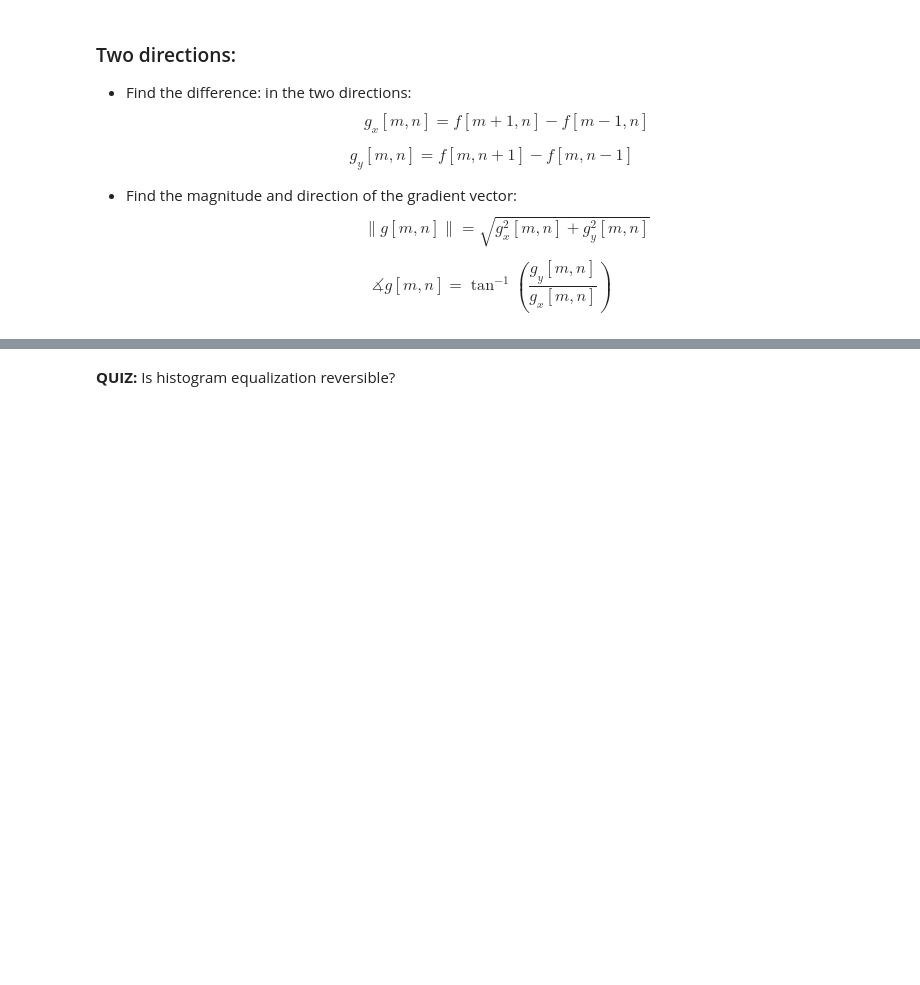
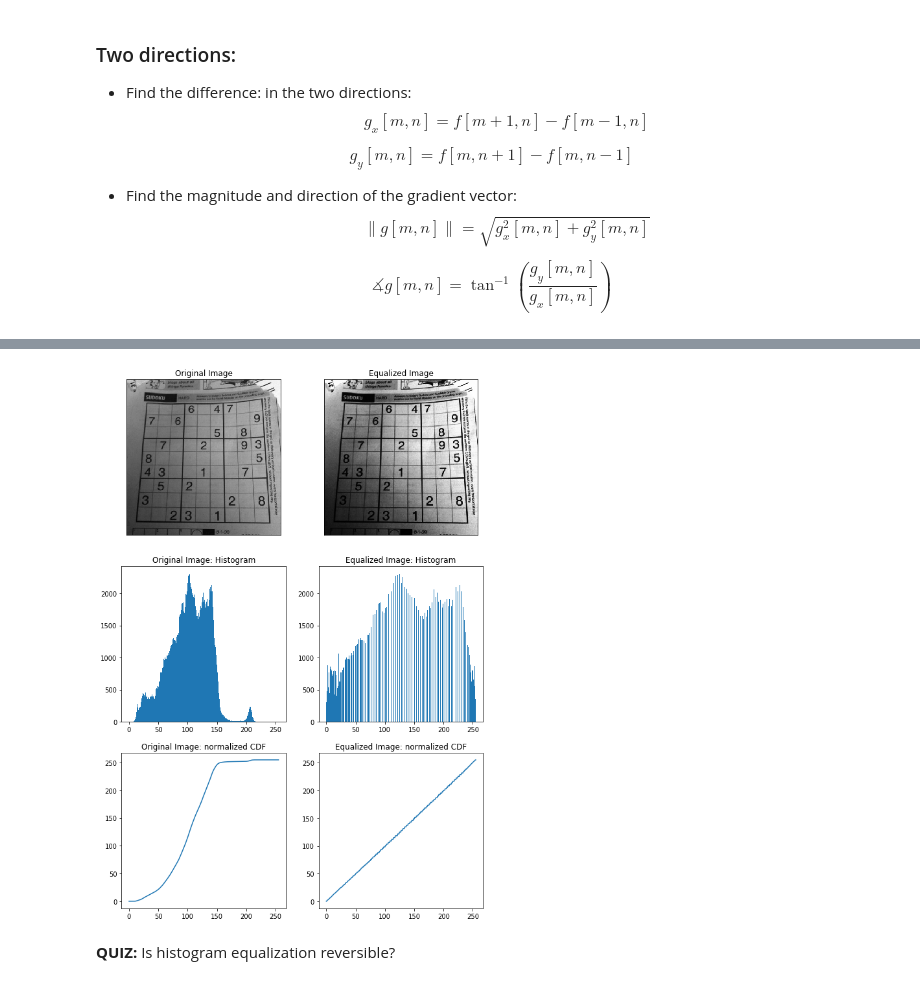
Before and after one commit to ghosalya/50035computervision, a Jupyter notebook: Lab1/OpenCV.ipynb, the cells around one changed output, grey strips where cells are left out. Saved outputs shown, nothing was run; the diff lists cells and outputs as text; code cells hidden in the pictures; blank space fills up the shorter version.

```diff
--- a/Lab1/OpenCV.ipynb
+++ b/Lab1/OpenCV.ipynb
@@ -757,19 +778,23 @@ $$equalized( x, y ) = H^{'}( src(x,y) )$$
 # %%
 img = cv2.imread('imgs/sudoku-original.jpg',0)
 W,H = img.shape
 img_eq = cv2.equalizeHist(img)
 
 hist = np.histogram(img, bins=256, range=(0.0, 255.0))
 hist_eq = np.histogram(img_eq, bins=256, range=(0.0, 255.0))
 
 plt.figure(figsize=(10,15))
 plt.subplot(321),plt.imshow(img, cmap='gray'),plt.title('Original Image'),plt.xticks([]),plt.yticks([])
 plt.subplot(322),plt.imshow(img_eq, cmap='gray'),plt.title('Equalized Image'),plt.xticks([]),plt.yticks([])
 plt.subplot(323),plt.hist(img.ravel(), bins=256, range=(0.0, 255.0)),plt.title('Original Image: Histogram')
 plt.subplot(324),plt.hist(img_eq.ravel(), bins=256, range=(0.0, 255.0)),plt.title('Equalized Image: Histogram')
-plt.subplot(325),plt.plot(xrange(0,256),np.cumsum(hist[0])*255/(W*H)),plt.title('Original Image: normalized CDF')
-plt.subplot(326),plt.plot(xrange(0,256),np.cumsum(hist_eq[0])*255/(W*H)),plt.title('Equalized Image: normalized CDF')
+plt.subplot(325),plt.plot(range(0,256),np.cumsum(hist[0])*255/(W*H)),plt.title('Original Image: normalized CDF')
+plt.subplot(326),plt.plot(range(0,256),np.cumsum(hist_eq[0])*255/(W*H)),plt.title('Equalized Image: normalized CDF')
+# plt.subplot(325),plt.plot(xrange(0,256),np.cumsum(hist[0])*255/(W*H)),plt.title('Original Image: normalized CDF')
+# plt.subplot(326),plt.plot(xrange(0,256),np.cumsum(hist_eq[0])*255/(W*H)),plt.title('Equalized Image: normalized CDF')
 plt.show()
+# %% [output]
+[figure, added]
 # %% [markdown]
 **QUIZ:** Is histogram equalization reversible?
 # %% [markdown]
```
Also changed, not shown: parts of 7 cells of this notebook.
